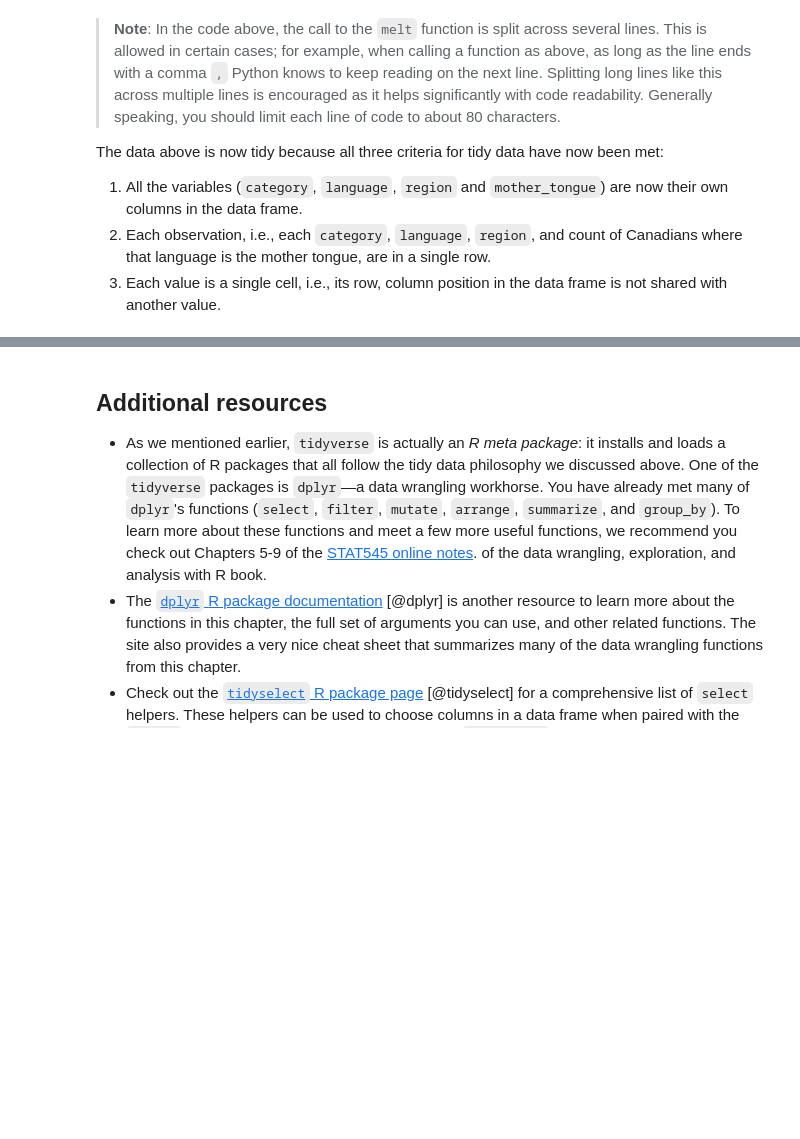
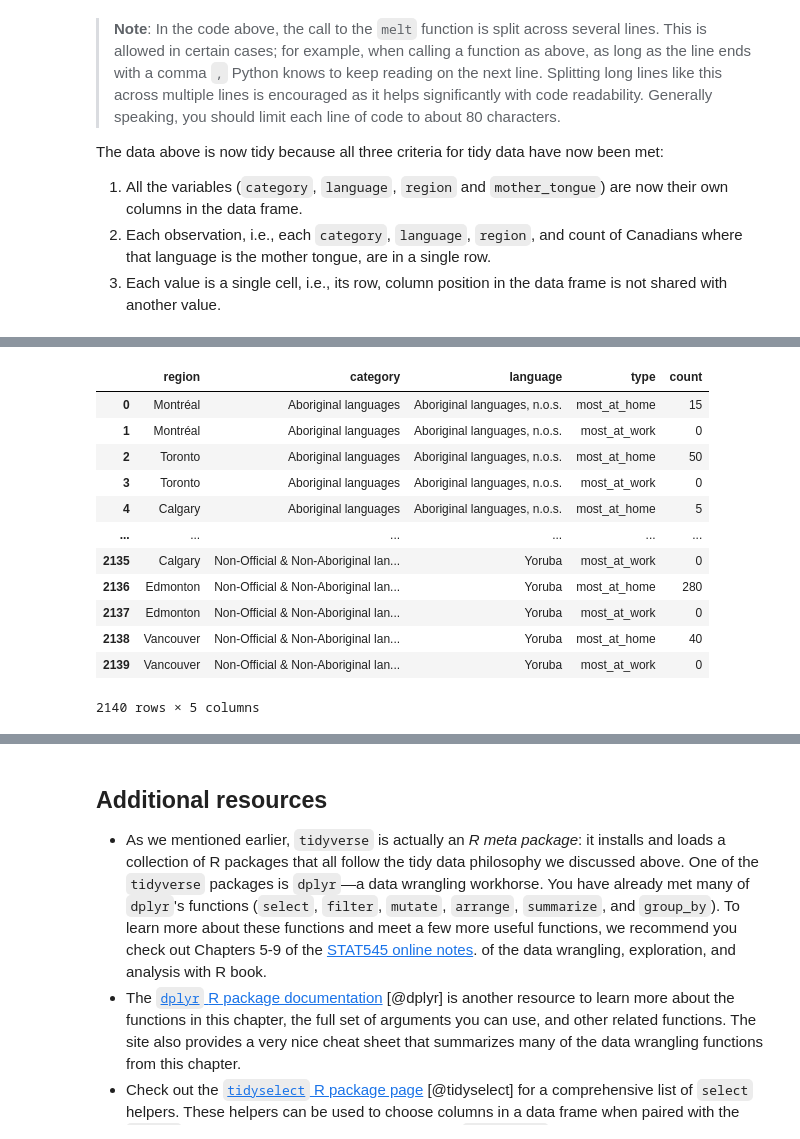
Before and after one commit to UBC-DSCI/introduction-to-datascience-python, a Jupyter notebook: source/wrangling.ipynb, the cells around one changed output, grey strips where cells are left out. Saved outputs shown, nothing was run; the diff lists cells and outputs as text; code cells hidden in the pictures; blank space fills up the shorter version.

```diff
--- a/source/wrangling.ipynb
+++ b/source/wrangling.ipynb
@@ -533,0 +573,17 @@ been met:
+# %%
+lang_long = pd.read_csv("data/region_lang_top5_cities_long.csv")
+lang_long
+# %% [output]
+|  | region | category | language | type | count |
+| 0 | Montréal | Aboriginal languages | Aboriginal languages, n.o.s. | most_at_home | 15 |
+| 1 | Montréal | Aboriginal languages | Aboriginal languages, n.o.s. | most_at_work | 0 |
+| 2 | Toronto | Aboriginal languages | Aboriginal languages, n.o.s. | most_at_home | 50 |
+| 3 | Toronto | Aboriginal languages | Aboriginal languages, n.o.s. | most_at_work | 0 |
+| 4 | Calgary | Aboriginal languages | Aboriginal languages, n.o.s. | most_at_home | 5 |
+| ... | ... | ... | ... | ... | ... |
+| 2135 | Calgary | Non-Official & Non-Aboriginal lan... | Yoruba | most_at_work | 0 |
+| 2136 | Edmonton | Non-Official & Non-Aboriginal lan... | Yoruba | most_at_home | 280 |
+| 2137 | Edmonton | Non-Official & Non-Aboriginal lan... | Yoruba | most_at_work | 0 |
+| 2138 | Vancouver | Non-Official & Non-Aboriginal lan... | Yoruba | most_at_home | 40 |
+| 2139 | Vancouver | Non-Official & Non-Aboriginal lan... | Yoruba | most_at_work | 0 |
+2140 rows × 5 columns
```
Also changed, not shown: parts of 88 cells of this notebook, 9 other files.
